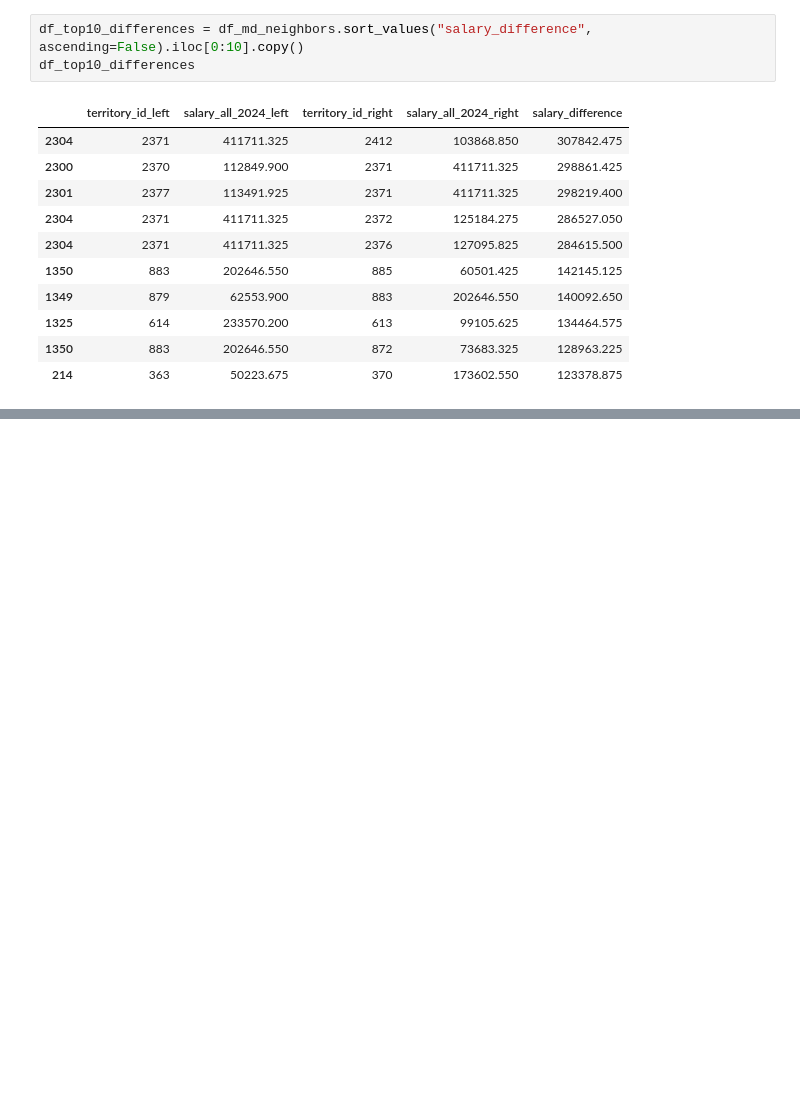
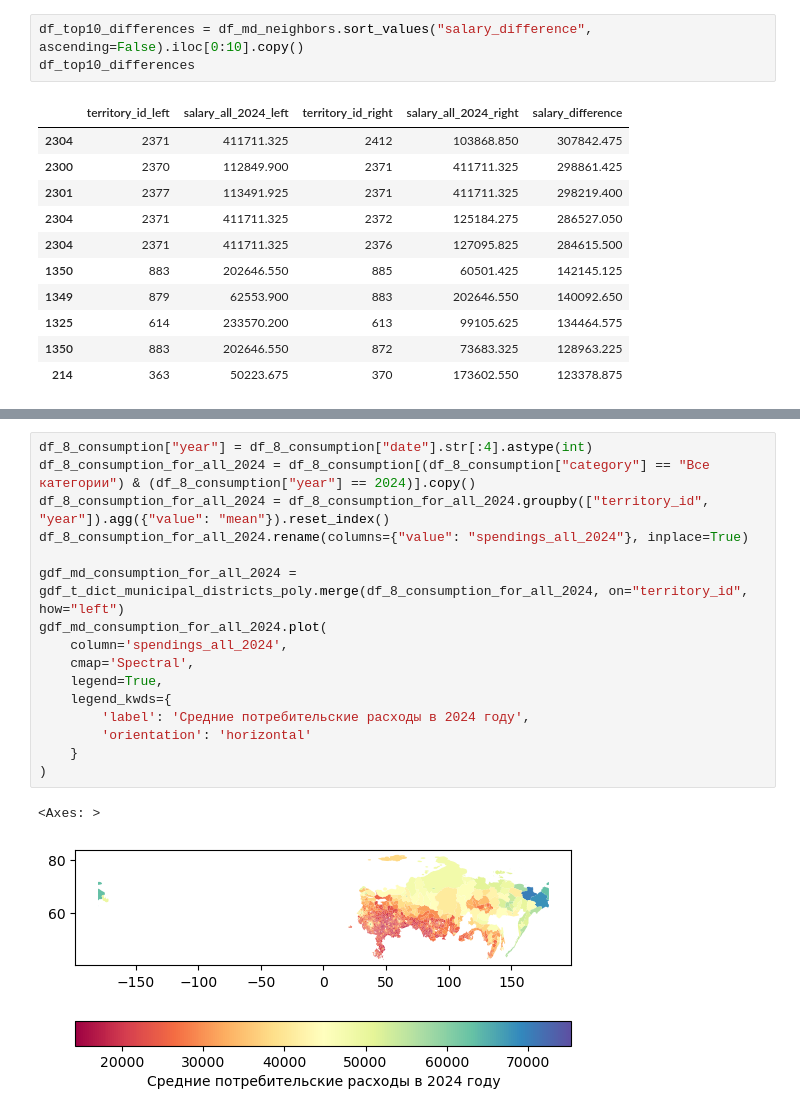
Before and after one commit to TrueSpearmint/sberindex_hackathon, a Jupyter notebook: notebooks/main.ipynb, the cells around one changed output, grey strips where cells are left out. Cells and saved outputs as stored; diff of their text form; blank space fills up the shorter version.

```diff
--- a/notebooks/main.ipynb
+++ b/notebooks/main.ipynb
@@ -343,0 +358,19 @@ gdf2.explore(m=m, column="salary_all_2024_right", cmap="Spectral", vmin=vmin, vm
+# %%
+df_8_consumption["year"] = df_8_consumption["date"].str[:4].astype(int)
+df_8_consumption_for_all_2024 = df_8_consumption[(df_8_consumption["category"] == "Все категории") & (df_8_consumption["year"] == 2024)].copy()
+df_8_consumption_for_all_2024 = df_8_consumption_for_all_2024.groupby(["territory_id", "year"]).agg({"value": "mean"}).reset_index()
+df_8_consumption_for_all_2024.rename(columns={"value": "spendings_all_2024"}, inplace=True)
+
+gdf_md_consumption_for_all_2024 = gdf_t_dict_municipal_districts_poly.merge(df_8_consumption_for_all_2024, on="territory_id", how="left")
+gdf_md_consumption_for_all_2024.plot(
+    column='spendings_all_2024',
+    cmap='Spectral',
+    legend=True,
+    legend_kwds={
+        'label': 'Средние потребительские расходы в 2024 году',
+        'orientation': 'horizontal'
+    }
+)
+# %% [output]
+<Axes: >
+[figure, added]
```
Also changed, not shown: parts of 1 cell of this notebook.
